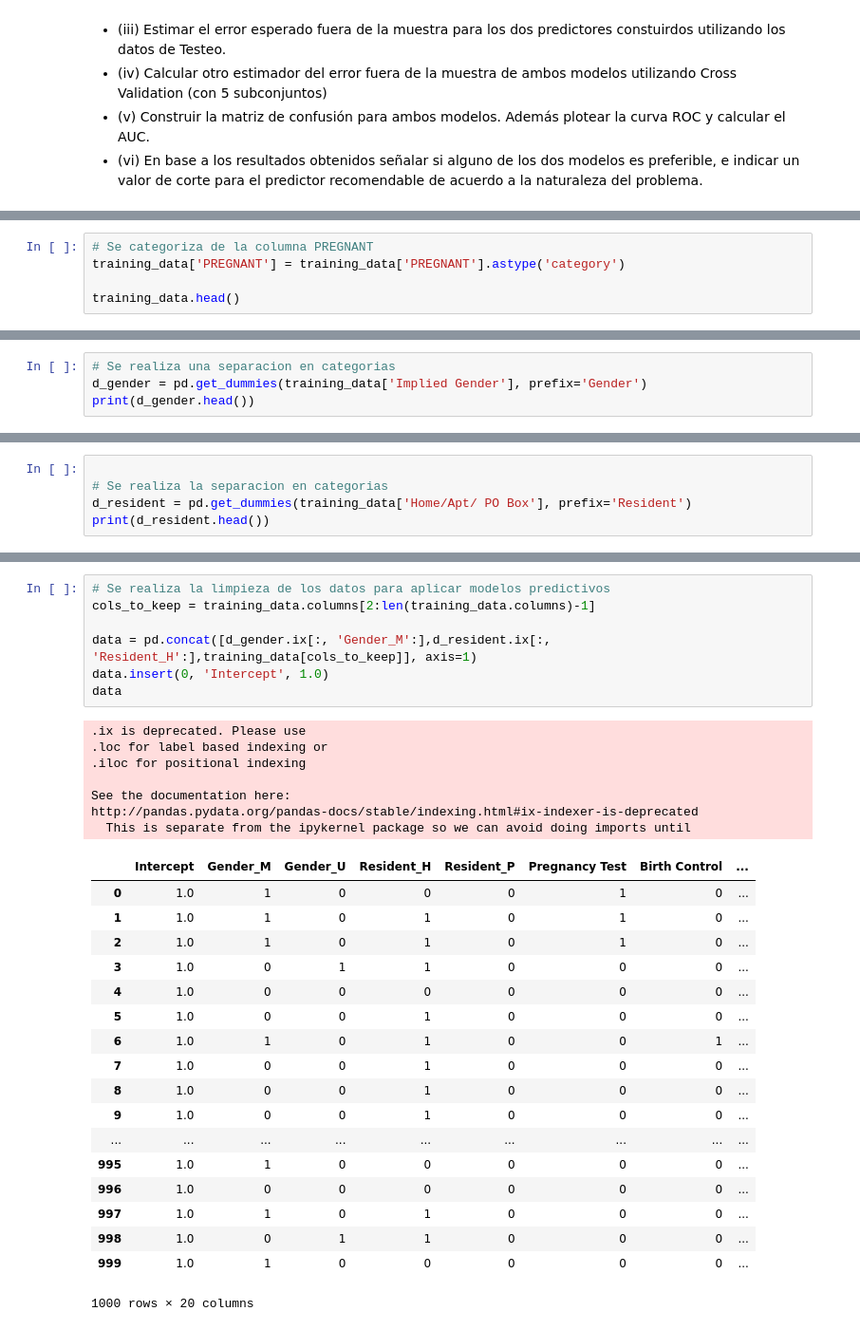
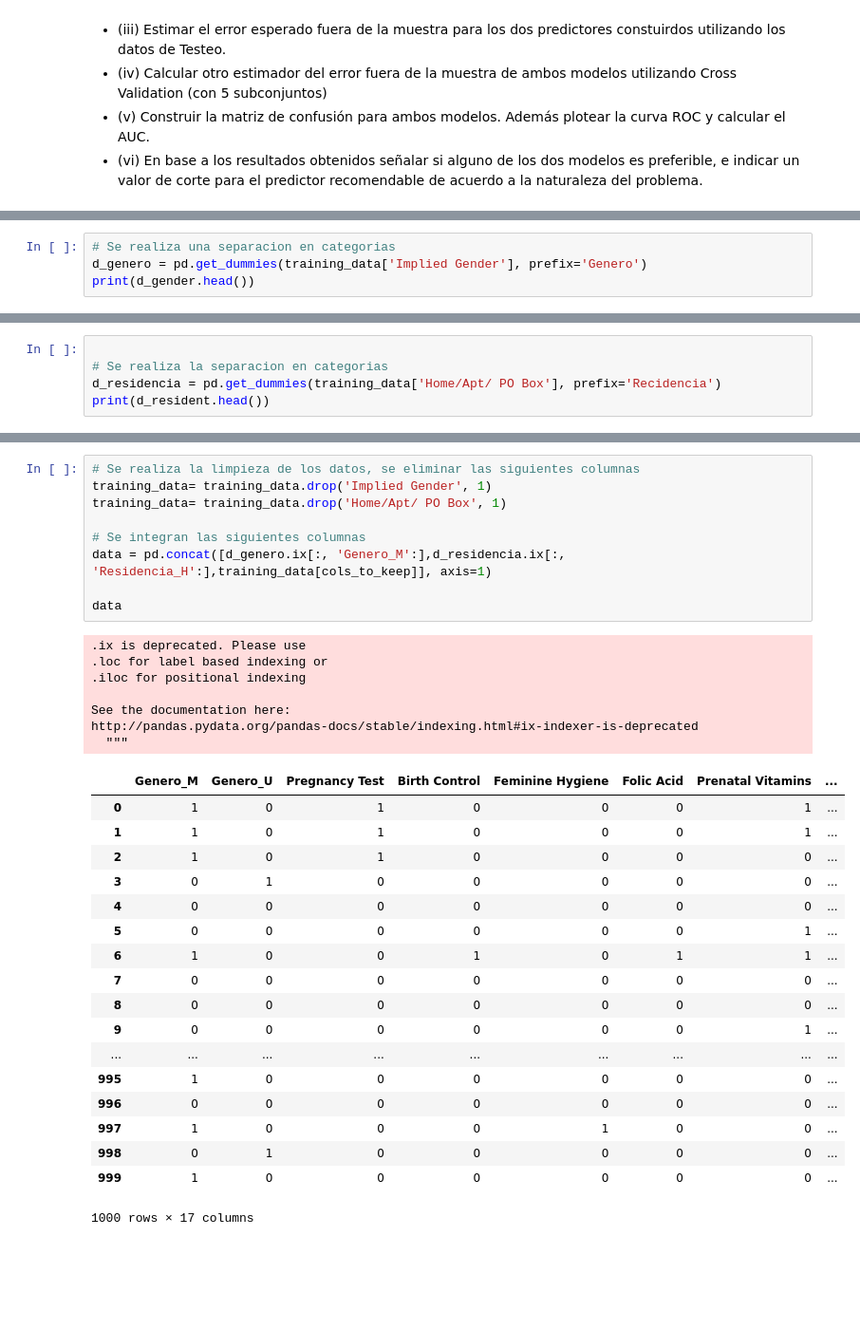
Before and after one commit to MRROOX/mii-analisis-de-datos, a Jupyter notebook: Tarea3.ipynb, the cells around one changed output, grey strips where cells are left out. Shown at 95% size. Drawn from its saved outputs; the diff is of its cells as text; blank space fills up the shorter version.

```diff
--- a/Tarea3.ipynb
+++ b/Tarea3.ipynb
@@ -49,8 +58,3 @@ training_data = training_data.drop('Unnamed: 17', 1)
 print(training_data.shape)
 # %% [output]
 (1000, 18)
-# %%
-# Se categoriza de la columna PREGNANT
-training_data['PREGNANT'] = training_data['PREGNANT'].astype('category')
-
-training_data.head()
@@ -64,5 +61,5 @@ training_data.head()
 # %%
 # Se realiza una separacion en categorias
-d_gender = pd.get_dummies(training_data['Implied Gender'], prefix='Gender')
+d_genero = pd.get_dummies(training_data['Implied Gender'], prefix='Genero')
 print(d_gender.head())
 # %% [output]
@@ -75,6 +72,6 @@ print(d_gender.head())
 # %%
 
 # Se realiza la separacion en categorias
-d_resident = pd.get_dummies(training_data['Home/Apt/ PO Box'], prefix='Resident')
+d_residencia = pd.get_dummies(training_data['Home/Apt/ PO Box'], prefix='Recidencia')
 print(d_resident.head())
 # %% [output]
@@ -87,33 +84,35 @@ print(d_resident.head())
 # %%
-# Se realiza la limpieza de los datos para aplicar modelos predictivos
-cols_to_keep = training_data.columns[2:len(training_data.columns)-1]
+# Se realiza la limpieza de los datos, se eliminar las siguientes columnas
+training_data= training_data.drop('Implied Gender', 1)
+training_data= training_data.drop('Home/Apt/ PO Box', 1)
 
-data = pd.concat([d_gender.ix[:, 'Gender_M':],d_resident.ix[:, 'Resident_H':],training_data[cols_to_keep]], axis=1)
-data.insert(0, 'Intercept', 1.0)
+# Se integran las siguientes columnas
+data = pd.concat([d_genero.ix[:, 'Genero_M':],d_residencia.ix[:, 'Residencia_H':],training_data[cols_to_keep]], axis=1)
+
 data
 # %% [output]
 .ix is deprecated. Please use
 .loc for label based indexing or
 .iloc for positional indexing
 
 See the documentation here:
 http://pandas.pydata.org/pandas-docs/stable/indexing.html#ix-indexer-is-deprecated
-  This is separate from the ipykernel package so we can avoid doing imports until
+  """
-|  | Intercept | Gender_M | Gender_U | Resident_H | Resident_P | Pregnancy Test | Birth Control | ... |
-| 0 | 1.0 | 1 | 0 | 0 | 0 | 1 | 0 | ... |
-| 1 | 1.0 | 1 | 0 | 1 | 0 | 1 | 0 | ... |
-| 2 | 1.0 | 1 | 0 | 1 | 0 | 1 | 0 | ... |
-| 3 | 1.0 | 0 | 1 | 1 | 0 | 0 | 0 | ... |
-| 4 | 1.0 | 0 | 0 | 0 | 0 | 0 | 0 | ... |
-| 5 | 1.0 | 0 | 0 | 1 | 0 | 0 | 0 | ... |
-| 6 | 1.0 | 1 | 0 | 1 | 0 | 0 | 1 | ... |
-| 7 | 1.0 | 0 | 0 | 1 | 0 | 0 | 0 | ... |
-| 8 | 1.0 | 0 | 0 | 1 | 0 | 0 | 0 | ... |
-| 9 | 1.0 | 0 | 0 | 1 | 0 | 0 | 0 | ... |
+|  | Genero_M | Genero_U | Pregnancy Test | Birth Control | Feminine Hygiene | Folic Acid | Prenatal Vitamins | ... |
+| 0 | 1 | 0 | 1 | 0 | 0 | 0 | 1 | ... |
+| 1 | 1 | 0 | 1 | 0 | 0 | 0 | 1 | ... |
+| 2 | 1 | 0 | 1 | 0 | 0 | 0 | 0 | ... |
+| 3 | 0 | 1 | 0 | 0 | 0 | 0 | 0 | ... |
+| 4 | 0 | 0 | 0 | 0 | 0 | 0 | 0 | ... |
+| 5 | 0 | 0 | 0 | 0 | 0 | 0 | 1 | ... |
+| 6 | 1 | 0 | 0 | 1 | 0 | 1 | 1 | ... |
+| 7 | 0 | 0 | 0 | 0 | 0 | 0 | 0 | ... |
+| 8 | 0 | 0 | 0 | 0 | 0 | 0 | 0 | ... |
+| 9 | 0 | 0 | 0 | 0 | 0 | 0 | 1 | ... |
 | ... | ... | ... | ... | ... | ... | ... | ... | ... |
-| 995 | 1.0 | 1 | 0 | 0 | 0 | 0 | 0 | ... |
-| 996 | 1.0 | 0 | 0 | 0 | 0 | 0 | 0 | ... |
-| 997 | 1.0 | 1 | 0 | 1 | 0 | 0 | 0 | ... |
-| 998 | 1.0 | 0 | 1 | 1 | 0 | 0 | 0 | ... |
-| 999 | 1.0 | 1 | 0 | 0 | 0 | 0 | 0 | ... |
+| 995 | 1 | 0 | 0 | 0 | 0 | 0 | 0 | ... |
+| 996 | 0 | 0 | 0 | 0 | 0 | 0 | 0 | ... |
+| 997 | 1 | 0 | 0 | 0 | 1 | 0 | 0 | ... |
+| 998 | 0 | 1 | 0 | 0 | 0 | 0 | 0 | ... |
+| 999 | 1 | 0 | 0 | 0 | 0 | 0 | 0 | ... |
-1000 rows × 20 columns
+1000 rows × 17 columns
```
Also changed, not shown: parts of 21 cells of this notebook.
